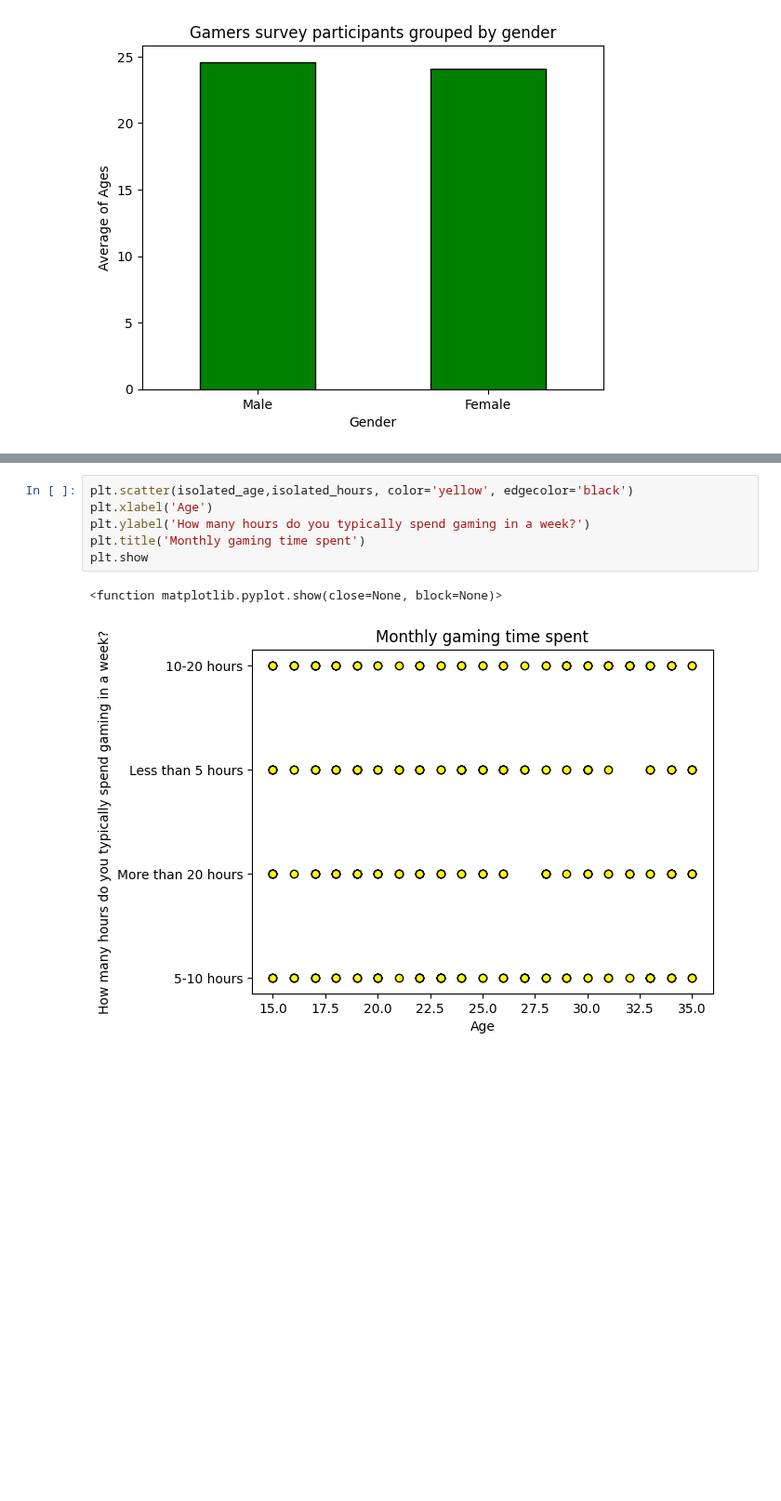
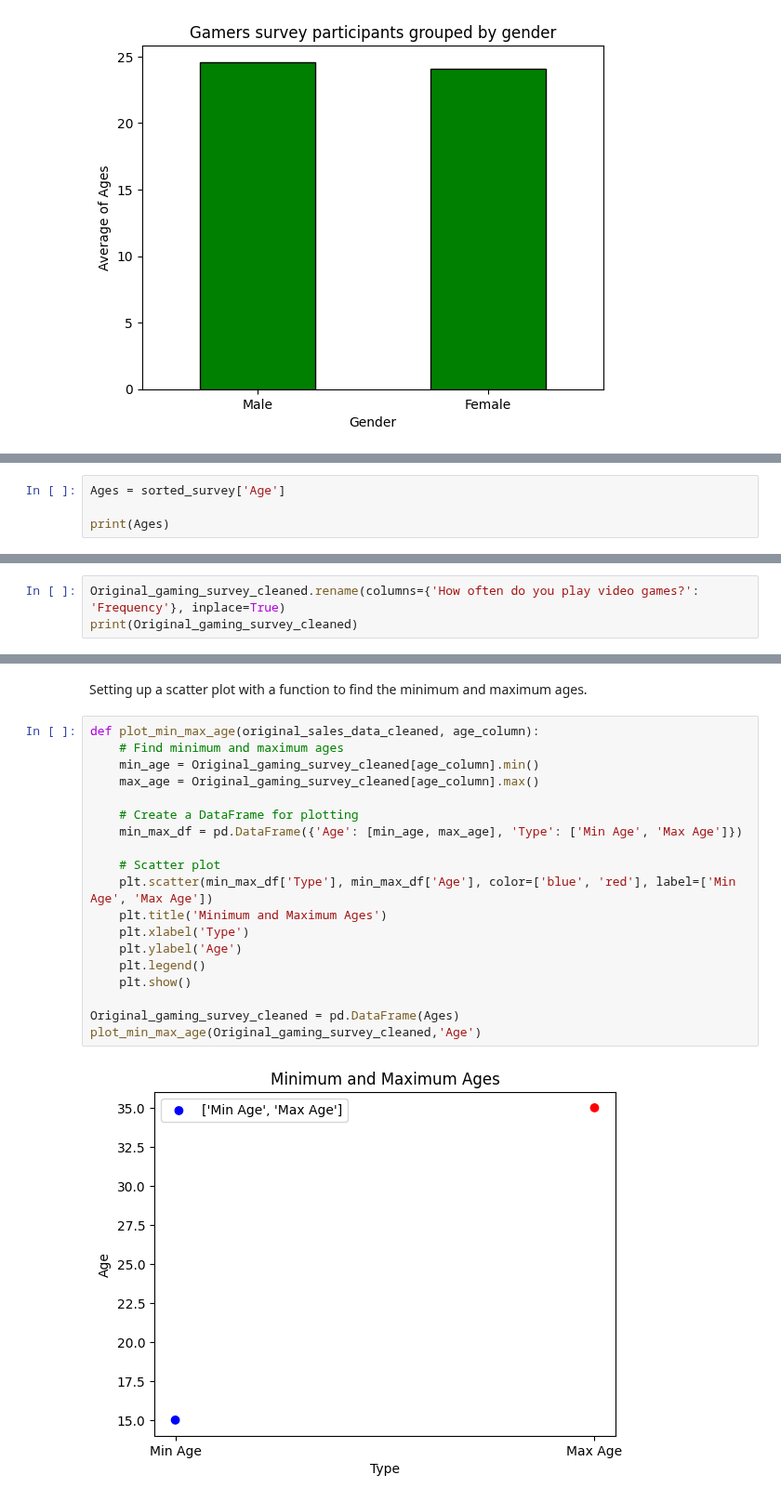
Before and after one commit to Zyoung002/Dataanalyticscapstone, a Jupyter notebook: Gaming_Trends.ipynb, the cells around one changed output, grey strips where cells are left out. Shown at 93% size. Saved outputs shown, nothing was run; the diff lists cells and outputs as text; blank space fills up the shorter version.

Commit message:
Fixed readme and added multiple functions to the code to add rows, change names, print a plot, and remove a column

```diff
--- a/Gaming_Trends.ipynb
+++ b/Gaming_Trends.ipynb
@@ -490,0 +516,4 @@ plt.show()
+# %%
+Ages = sorted_survey['Age']
+
+print(Ages)
@@ -490,0 +535,3 @@ plt.show()
+# %%
+Original_gaming_survey_cleaned.rename(columns={'How often do you play video games?': 'Frequency'}, inplace=True)
+print(Original_gaming_survey_cleaned)
@@ -491,10 +560,24 @@ plt.show()
+# %% [markdown]
+Setting up a scatter plot with a function to find the minimum and maximum ages.
 # %%
-plt.scatter(isolated_age,isolated_hours, color='yellow', edgecolor='black')
-plt.xlabel('Age')
-plt.ylabel('How many hours do you typically spend gaming in a week?')
-plt.title('Monthly gaming time spent')
-plt.show
+def plot_min_max_age(original_sales_data_cleaned, age_column):
+    # Find minimum and maximum ages
+    min_age = Original_gaming_survey_cleaned[age_column].min()
+    max_age = Original_gaming_survey_cleaned[age_column].max()
+
+    # Create a DataFrame for plotting
+    min_max_df = pd.DataFrame({'Age': [min_age, max_age], 'Type': ['Min Age', 'Max Age']})
+
+    # Scatter plot
+    plt.scatter(min_max_df['Type'], min_max_df['Age'], color=['blue', 'red'], label=['Min Age', 'Max Age'])
+    plt.title('Minimum and Maximum Ages')
+    plt.xlabel('Type')
+    plt.ylabel('Age')
+    plt.legend()
+    plt.show()
+
+Original_gaming_survey_cleaned = pd.DataFrame(Ages)
+plot_min_max_age(Original_gaming_survey_cleaned,'Age')
 # %% [output]
-<function matplotlib.pyplot.show(close=None, block=None)>
-[figure, old version]
+[figure, new version]
 # %% [markdown]
```
Also changed, not shown: parts of 11 cells of this notebook, 2 other files.
